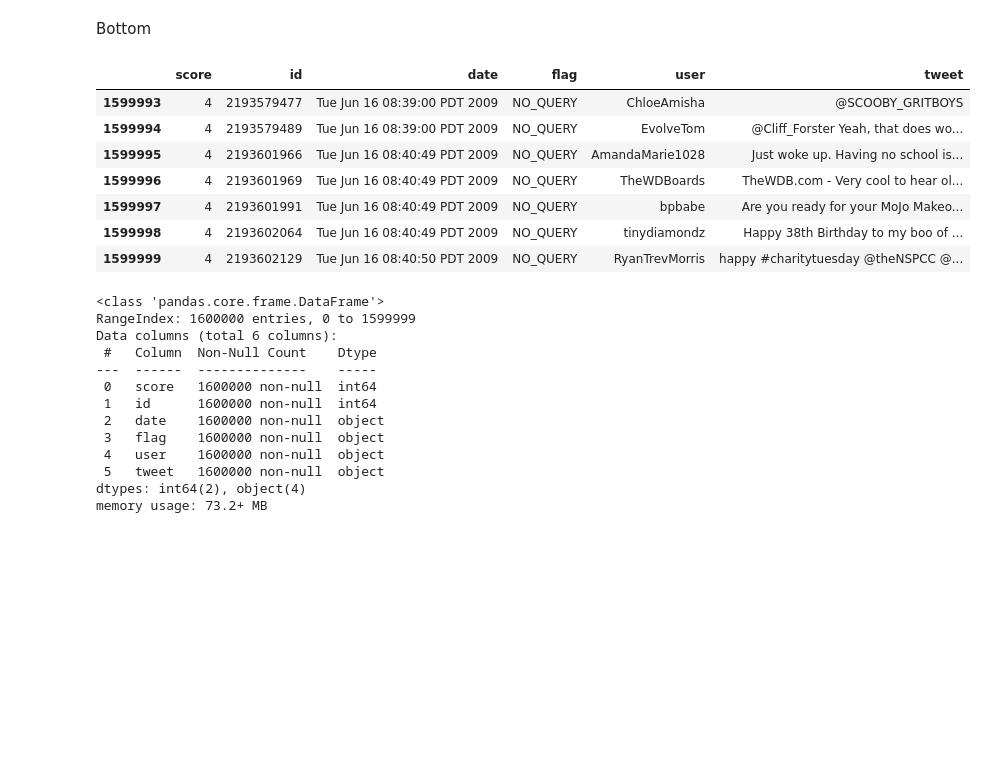
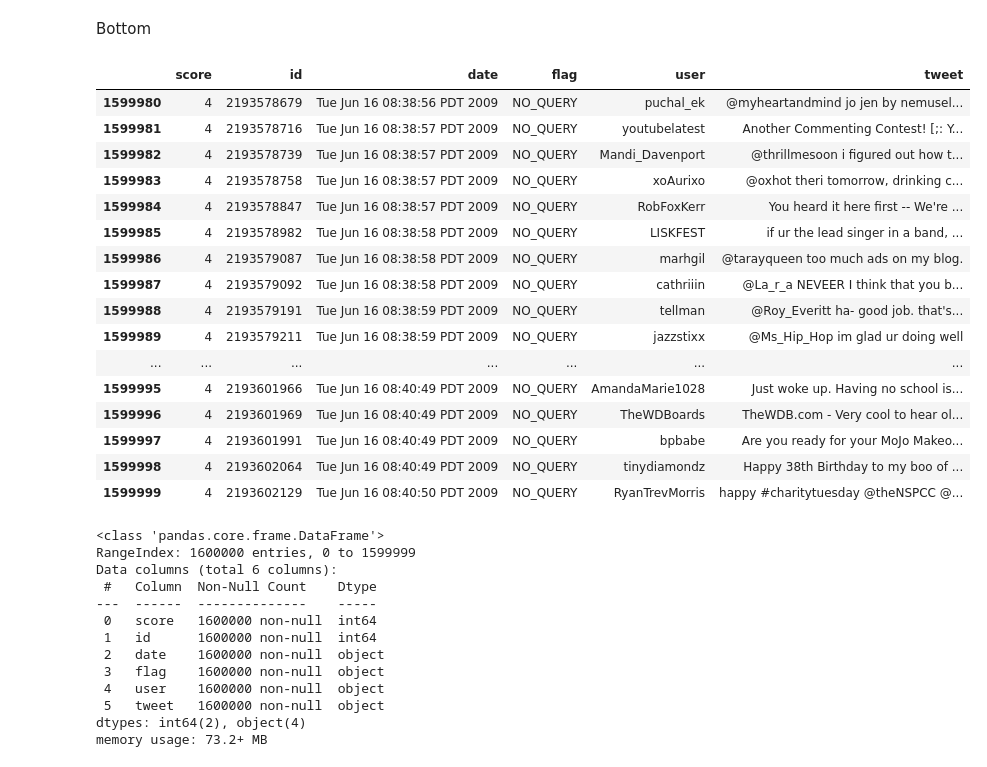
Before and after one commit to MoBanju/Sentiment-Analysis, a Jupyter notebook: TwitterSentimentAnalysis.ipynb, the cells around one changed output. Saved outputs shown, nothing was run; the diff lists cells and outputs as text; code cells hidden in the pictures; blank space fills up the shorter version.

```diff
--- a/TwitterSentimentAnalysis.ipynb
+++ b/TwitterSentimentAnalysis.ipynb
@@ -32,11 +41,20 @@ tweets_df.head(7)
 # %% [markdown]
 Bottom
 # %%
-tweets_df.tail(7)
+tweets_df.tail(20)
 # %% [output]
 |  | score | id | date | flag | user | tweet |
-| 1599993 | 4 | 2193579477 | Tue Jun 16 08:39:00 PDT 2009 | NO_QUERY | ChloeAmisha | @SCOOBY_GRITBOYS |
-| 1599994 | 4 | 2193579489 | Tue Jun 16 08:39:00 PDT 2009 | NO_QUERY | EvolveTom | @Cliff_Forster Yeah, that does wo... |
+| 1599980 | 4 | 2193578679 | Tue Jun 16 08:38:56 PDT 2009 | NO_QUERY | puchal_ek | @myheartandmind jo jen by nemusel... |
+| 1599981 | 4 | 2193578716 | Tue Jun 16 08:38:57 PDT 2009 | NO_QUERY | youtubelatest | Another Commenting Contest! [;: Y... |
+| 1599982 | 4 | 2193578739 | Tue Jun 16 08:38:57 PDT 2009 | NO_QUERY | Mandi_Davenport | @thrillmesoon i figured out how t... |
+| 1599983 | 4 | 2193578758 | Tue Jun 16 08:38:57 PDT 2009 | NO_QUERY | xoAurixo | @oxhot theri tomorrow, drinking c... |
+| 1599984 | 4 | 2193578847 | Tue Jun 16 08:38:57 PDT 2009 | NO_QUERY | RobFoxKerr | You heard it here first -- We're ... |
+| 1599985 | 4 | 2193578982 | Tue Jun 16 08:38:58 PDT 2009 | NO_QUERY | LISKFEST | if ur the lead singer in a band, ... |
+| 1599986 | 4 | 2193579087 | Tue Jun 16 08:38:58 PDT 2009 | NO_QUERY | marhgil | @tarayqueen too much ads on my blog. |
+| 1599987 | 4 | 2193579092 | Tue Jun 16 08:38:58 PDT 2009 | NO_QUERY | cathriiin | @La_r_a NEVEER I think that you b... |
+| 1599988 | 4 | 2193579191 | Tue Jun 16 08:38:59 PDT 2009 | NO_QUERY | tellman | @Roy_Everitt ha- good job. that's... |
+| 1599989 | 4 | 2193579211 | Tue Jun 16 08:38:59 PDT 2009 | NO_QUERY | jazzstixx | @Ms_Hip_Hop im glad ur doing well |
+| ... | ... | ... | ... | ... | ... | ... |
 | 1599995 | 4 | 2193601966 | Tue Jun 16 08:40:49 PDT 2009 | NO_QUERY | AmandaMarie1028 | Just woke up. Having no school is... |
 | 1599996 | 4 | 2193601969 | Tue Jun 16 08:40:49 PDT 2009 | NO_QUERY | TheWDBoards | TheWDB.com - Very cool to hear ol... |
 | 1599997 | 4 | 2193601991 | Tue Jun 16 08:40:49 PDT 2009 | NO_QUERY | bpbabe | Are you ready for your MoJo Makeo... |
```
Also changed, not shown: parts of 21 cells of this notebook.
